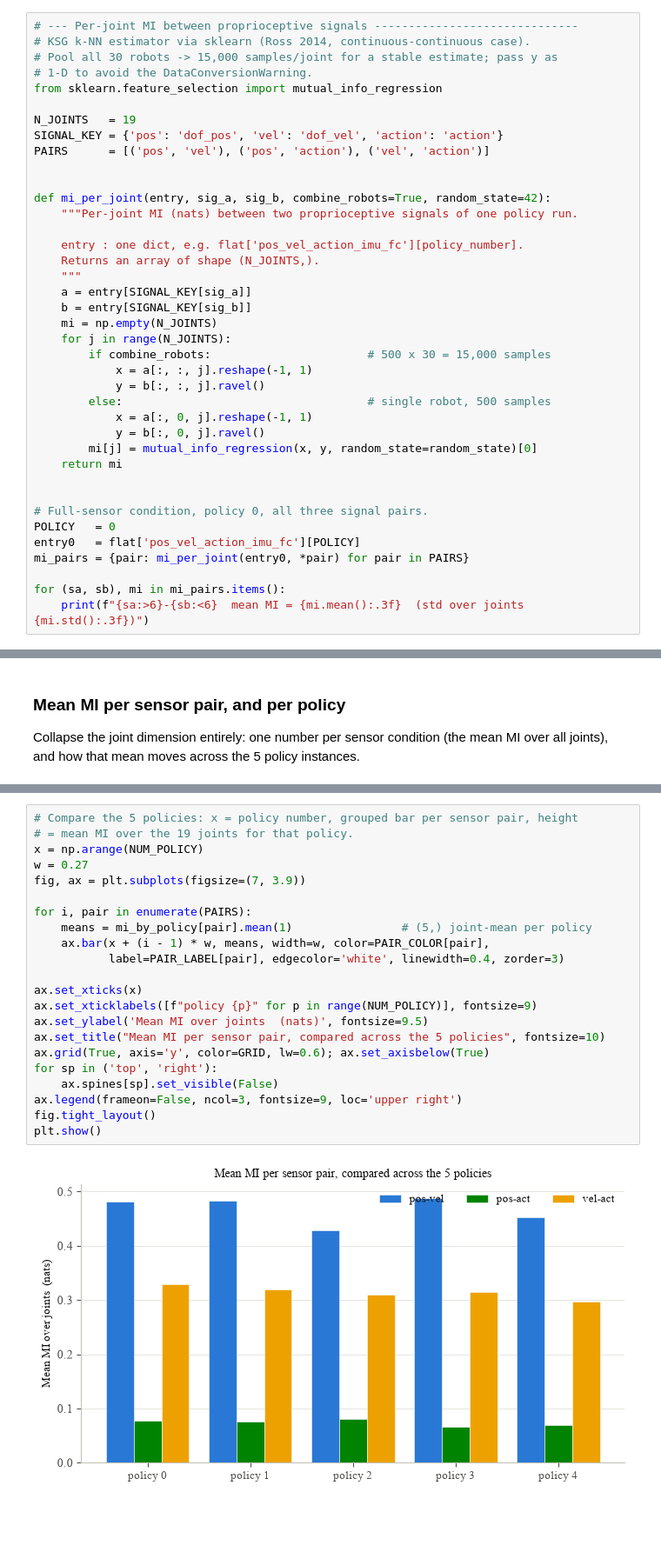
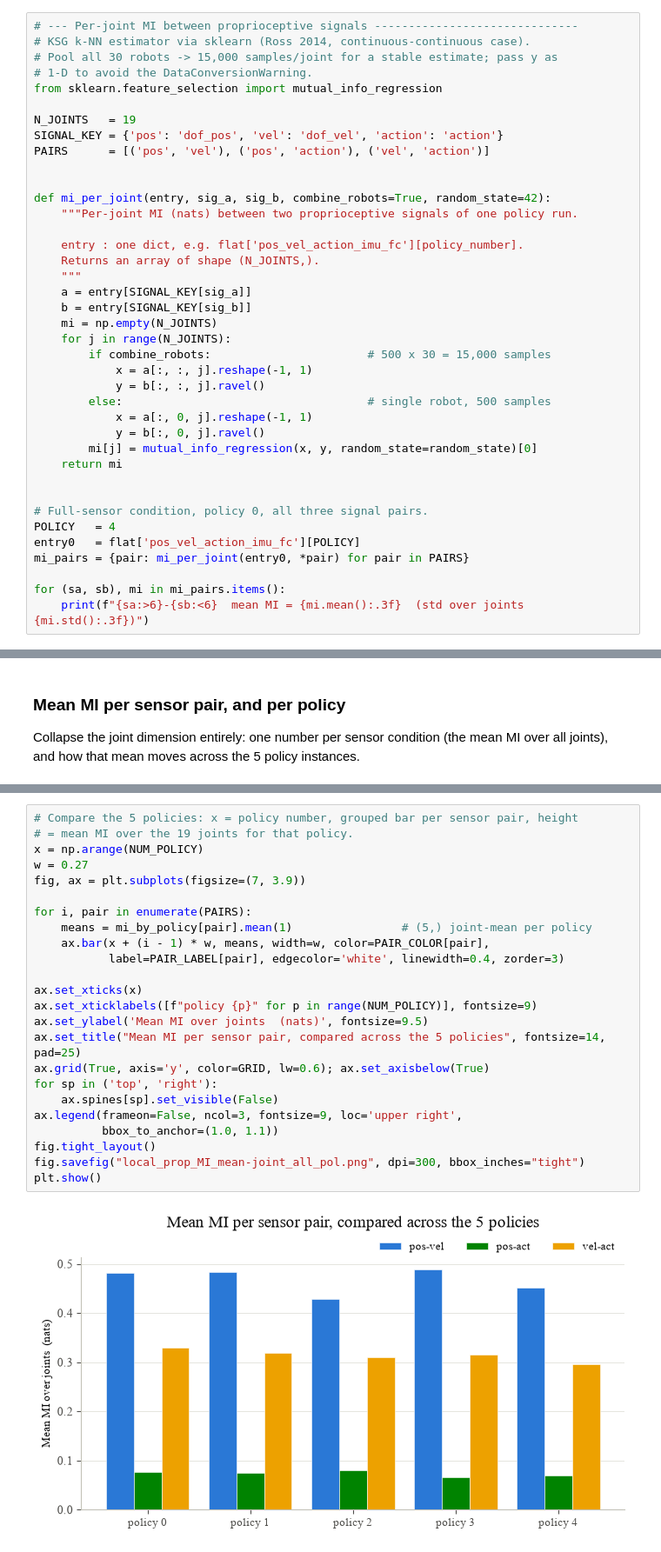
Before and after one commit to PavarisAsawa/locomotion_learning_information-theory, a Jupyter notebook: key_sensor/sensor_correlation.ipynb, the cells around one changed output, grey strips where cells are left out. Shown at 87% size. Drawn from its saved outputs; the diff is of its cells as text; blank space fills up the shorter version.

```diff
--- a/key_sensor/sensor_correlation.ipynb
+++ b/key_sensor/sensor_correlation.ipynb
@@ -103,7 +99,7 @@ def mi_per_joint(entry, sig_a, sig_b, combine_robots=True, random_state=42):
 
 
 # Full-sensor condition, policy 0, all three signal pairs.
-POLICY   = 0
+POLICY   = 4
 entry0   = flat['pos_vel_action_imu_fc'][POLICY]
 mi_pairs = {pair: mi_per_joint(entry0, *pair) for pair in PAIRS}
 
@@ -302,27 +299,29 @@ plt.show()
 # %%
 # Compare the 5 policies: x = policy number, grouped bar per sensor pair, height
 # = mean MI over the 19 joints for that policy.
 x = np.arange(NUM_POLICY)
 w = 0.27
 fig, ax = plt.subplots(figsize=(7, 3.9))
 
 for i, pair in enumerate(PAIRS):
     means = mi_by_policy[pair].mean(1)                # (5,) joint-mean per policy
     ax.bar(x + (i - 1) * w, means, width=w, color=PAIR_COLOR[pair],
            label=PAIR_LABEL[pair], edgecolor='white', linewidth=0.4, zorder=3)
 
 ax.set_xticks(x)
 ax.set_xticklabels([f"policy {p}" for p in range(NUM_POLICY)], fontsize=9)
 ax.set_ylabel('Mean MI over joints  (nats)', fontsize=9.5)
-ax.set_title("Mean MI per sensor pair, compared across the 5 policies", fontsize=10)
+ax.set_title("Mean MI per sensor pair, compared across the 5 policies", fontsize=14, pad=25)
 ax.grid(True, axis='y', color=GRID, lw=0.6); ax.set_axisbelow(True)
 for sp in ('top', 'right'):
     ax.spines[sp].set_visible(False)
-ax.legend(frameon=False, ncol=3, fontsize=9, loc='upper right')
+ax.legend(frameon=False, ncol=3, fontsize=9, loc='upper right',
+          bbox_to_anchor=(1.0, 1.1))
 fig.tight_layout()
+fig.savefig("local_prop_MI_mean-joint_all_pol.png", dpi=300, bbox_inches="tight")
 plt.show()
 # %% [output]
-[figure, old version]
+[figure, new version]
 # %% [markdown]
 ### Time-series of the sensor feedback (pos, vel, action)
 
```
Also changed, not shown: parts of 4 cells of this notebook, 14 other files.
